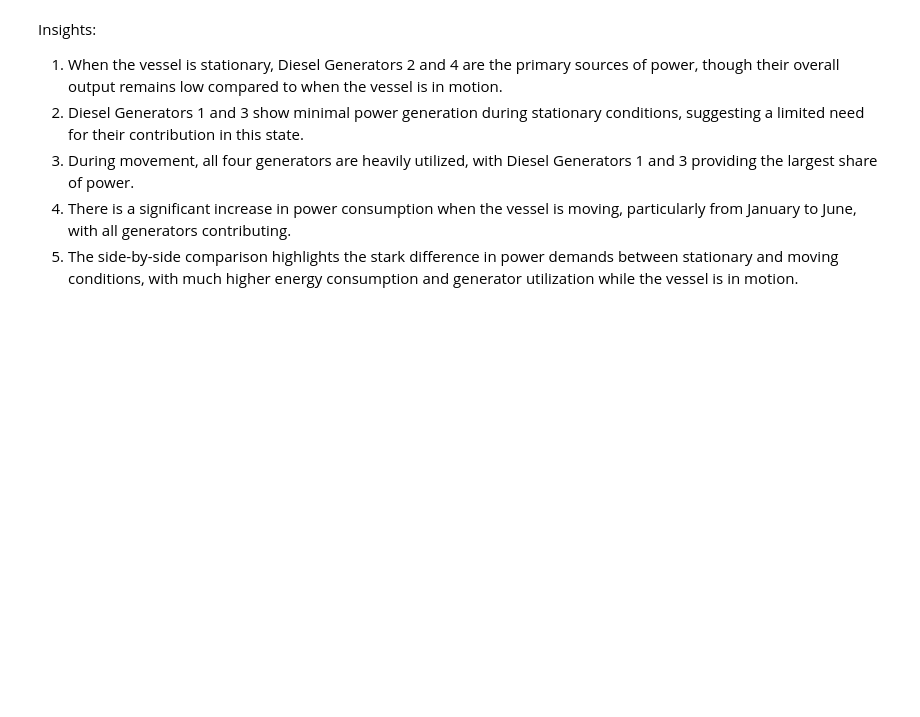
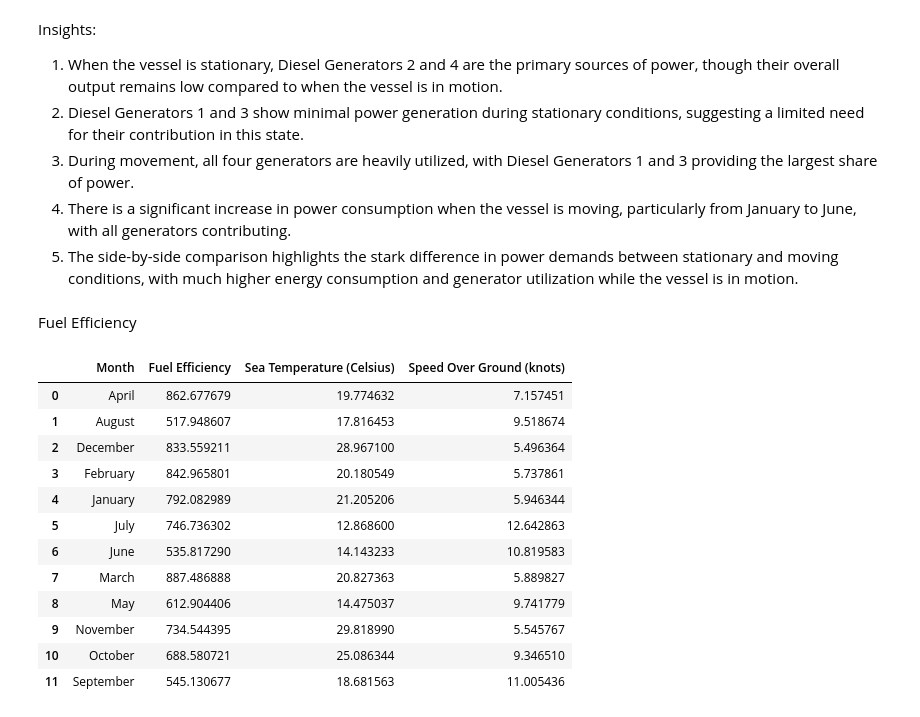
Before and after one commit to keertisuryawanshi/Feet_Energy_Analysis, a Jupyter notebook: TUI_Cruises.ipynb, the cells around one changed output. Cells and saved outputs as stored; diff of their text form; code cells hidden in the pictures; blank space fills up the shorter version.

```diff
--- a/TUI_Cruises.ipynb
+++ b/TUI_Cruises.ipynb
@@ -981,3 +983,50 @@ Insights:
 3. During movement, all four generators are heavily utilized, with Diesel Generators 1 and 3 providing the largest share of power.
 4. There is a significant increase in power consumption when the vessel is moving, particularly from January to June, with all generators contributing.
 5. The side-by-side comparison highlights the stark difference in power demands between stationary and moving conditions, with much higher energy consumption and generator utilization while the vessel is in motion.
+# %% [markdown]
+Fuel Efficiency
+# %%
+# Ensure 'Start Time' is in datetime format
+df2['Start Time'] = pd.to_datetime(df2['Start Time'], errors='coerce')
+
+# Extract Year-Month for grouping
+df2['Month'] = df2['Start Time'].dt.month_name()
+
+# Calculate total power generated (sum of Diesel Generators 1, 2, 3, 4)
+df2['Total Power Generated (MW)'] = df2[['Diesel Generator 1 Power (MW)',
+                                         'Diesel Generator 2 Power (MW)',
+                                         'Diesel Generator 3 Power (MW)',
+                                         'Diesel Generator 4 Power (MW)']].sum(axis=1)
+
+# Calculate total fuel rate (sum of Boiler 1, 2, Incinerator, Main Engine 1, 2, 3, 4)
+df2['Total Fuel Rate'] = df2[['Boiler 1 Fuel Flow Rate (L/h)', 'Boiler 2 Fuel Flow Rate (L/h)',
+                              'Incinerator 1 Fuel Flow Rate (L/h)',
+                              'Main Engine 1 Fuel Flow Rate (kg/h)', 'Main Engine 2 Fuel Flow Rate (kg/h)',
+                              'Main Engine 3 Fuel Flow Rate (kg/h)', 'Main Engine 4 Fuel Flow Rate (kg/h)']].sum(axis=1)
+
+# Calculate fuel efficiency = (Total Power Generated) / (Total Fuel Rate)
+df2['Fuel Efficiency'] = df2['Total Fuel Rate']/df2['Total Power Generated (MW)']
+df2 = df2[df2['Fuel Efficiency']!=np.inf]
+# Group by Year-Month and calculate the monthly average fuel efficiency and sea temperature
+monthly_data = df2.groupby('Month').agg({
+    'Fuel Efficiency': 'mean',
+    'Sea Temperature (Celsius)': 'mean',
+    'Speed Over Ground (knots)': 'mean'
+}).reset_index()
+# %%
+
+monthly_data
+# %% [output]
+|  | Month | Fuel Efficiency | Sea Temperature (Celsius) | Speed Over Ground (knots) |
+| 0 | April | 862.677679 | 19.774632 | 7.157451 |
+| 1 | August | 517.948607 | 17.816453 | 9.518674 |
+| 2 | December | 833.559211 | 28.967100 | 5.496364 |
+| 3 | February | 842.965801 | 20.180549 | 5.737861 |
+| 4 | January | 792.082989 | 21.205206 | 5.946344 |
+| 5 | July | 746.736302 | 12.868600 | 12.642863 |
+| 6 | June | 535.817290 | 14.143233 | 10.819583 |
+| 7 | March | 887.486888 | 20.827363 | 5.889827 |
+| 8 | May | 612.904406 | 14.475037 | 9.741779 |
+| 9 | November | 734.544395 | 29.818990 | 5.545767 |
+| 10 | October | 688.580721 | 25.086344 | 9.346510 |
+| 11 | September | 545.130677 | 18.681563 | 11.005436 |
```
Also changed, not shown: parts of 6 cells of this notebook.
